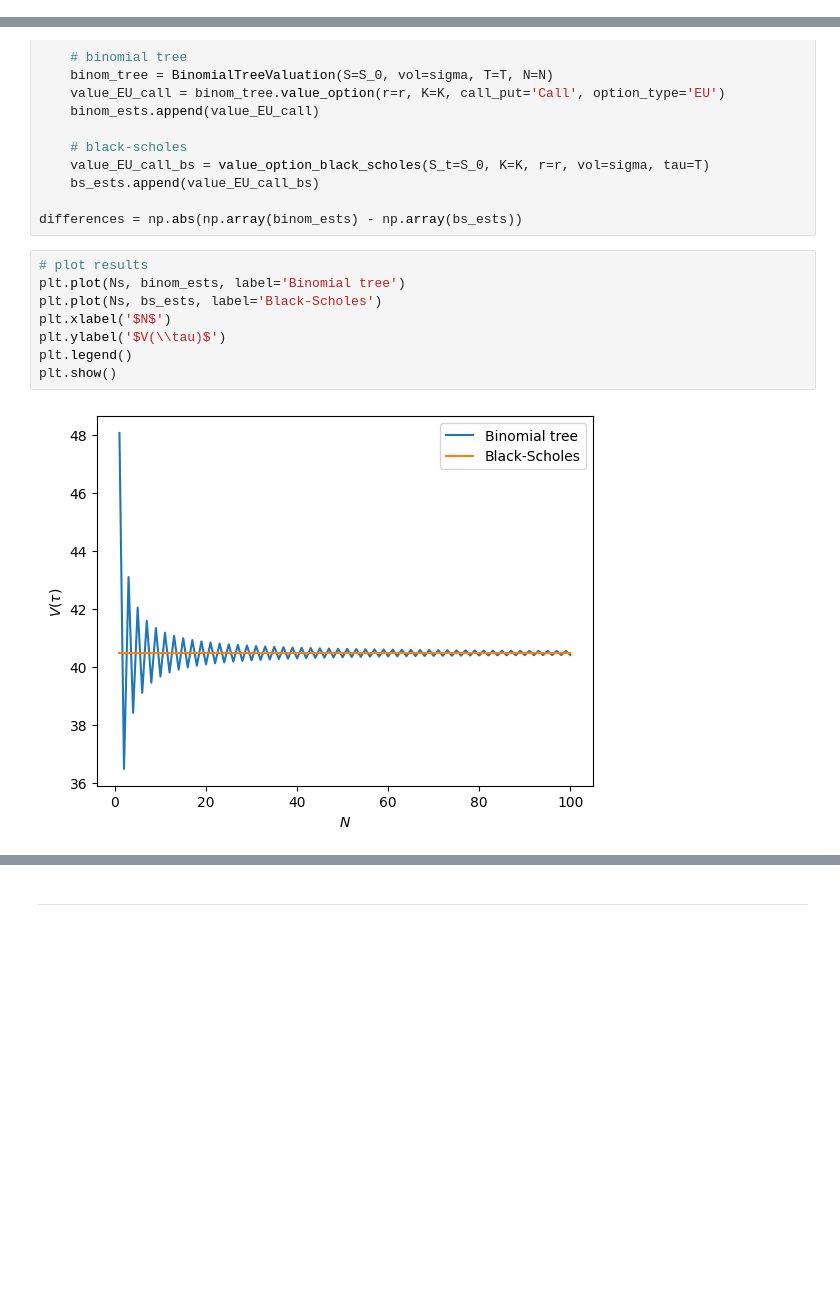
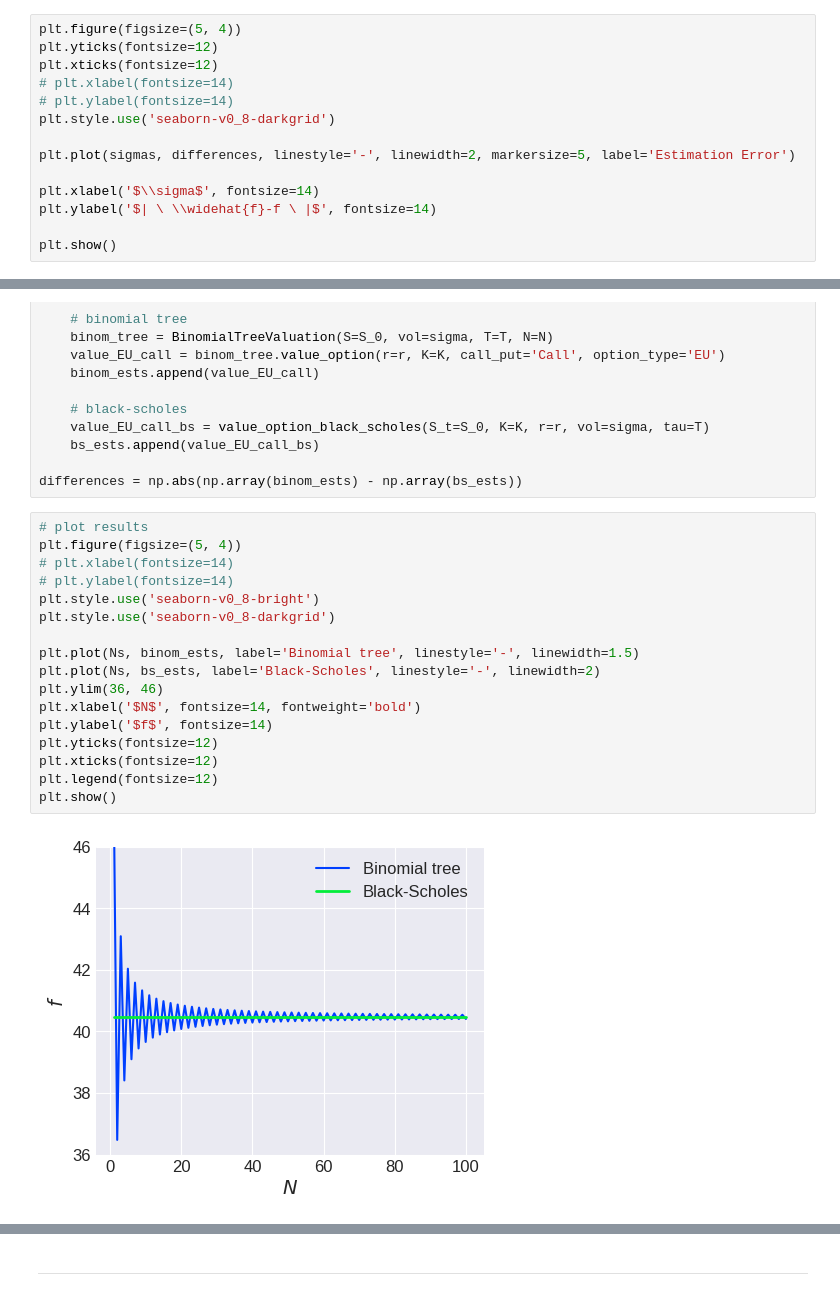
Before and after one commit to DKLEINLEUNK/BlackScholes, a Jupyter notebook: results.ipynb, the cells around one changed output, grey strips where cells are left out. Saved outputs shown, nothing was run; the diff lists cells and outputs as text; blank space fills up the shorter version.

```diff
--- a/results.ipynb
+++ b/results.ipynb
@@ -148,0 +235,14 @@ plt.show()
+# %%
+plt.figure(figsize=(5, 4))
+plt.yticks(fontsize=12)
+plt.xticks(fontsize=12)
+# plt.xlabel(fontsize=14)
+# plt.ylabel(fontsize=14)
+plt.style.use('seaborn-v0_8-darkgrid')
+
+plt.plot(sigmas, differences, linestyle='-', linewidth=2, markersize=5, label='Estimation Error')
+
+plt.xlabel('$\\sigma$', fontsize=14)
+plt.ylabel('$| \ \\widehat{f}-f \ |$', fontsize=14)
+
+plt.show()
@@ -173,11 +295,20 @@ for N in Ns:
 differences = np.abs(np.array(binom_ests) - np.array(bs_ests))
 # %%
 # plot results
-plt.plot(Ns, binom_ests, label='Binomial tree')
-plt.plot(Ns, bs_ests, label='Black-Scholes')
-plt.xlabel('$N$')
-plt.ylabel('$V(\\tau)$')
-plt.legend()
+plt.figure(figsize=(5, 4))
+# plt.xlabel(fontsize=14)
+# plt.ylabel(fontsize=14)
+plt.style.use('seaborn-v0_8-bright')
+plt.style.use('seaborn-v0_8-darkgrid')
+
+plt.plot(Ns, binom_ests, label='Binomial tree', linestyle='-', linewidth=1.5)
+plt.plot(Ns, bs_ests, label='Black-Scholes', linestyle='-', linewidth=2)
+plt.ylim(36, 46)
+plt.xlabel('$N$', fontsize=14, fontweight='bold')
+plt.ylabel('$f$', fontsize=14)
+plt.yticks(fontsize=12)
+plt.xticks(fontsize=12)
+plt.legend(fontsize=12)
 plt.show()
 # %% [output]
-[figure, old version]
+[figure, new version]
```
Also changed, not shown: parts of 31 cells of this notebook, 10 other files.
